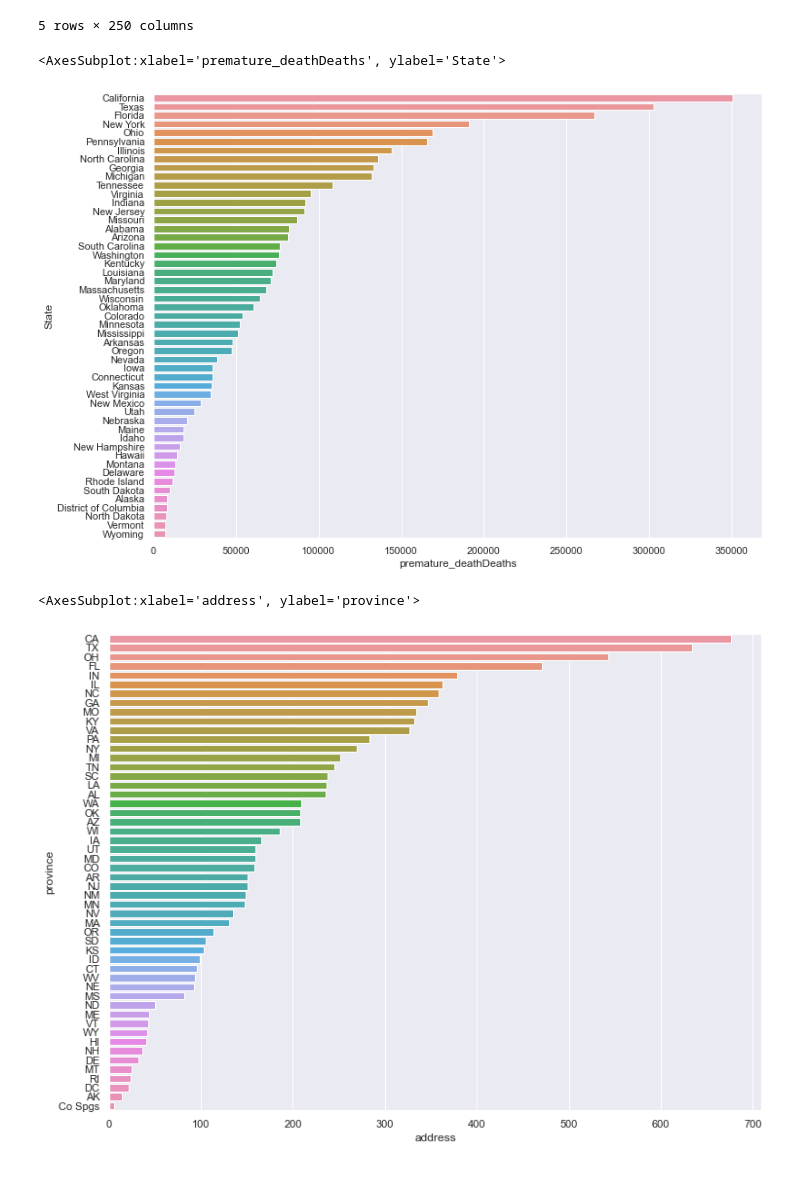
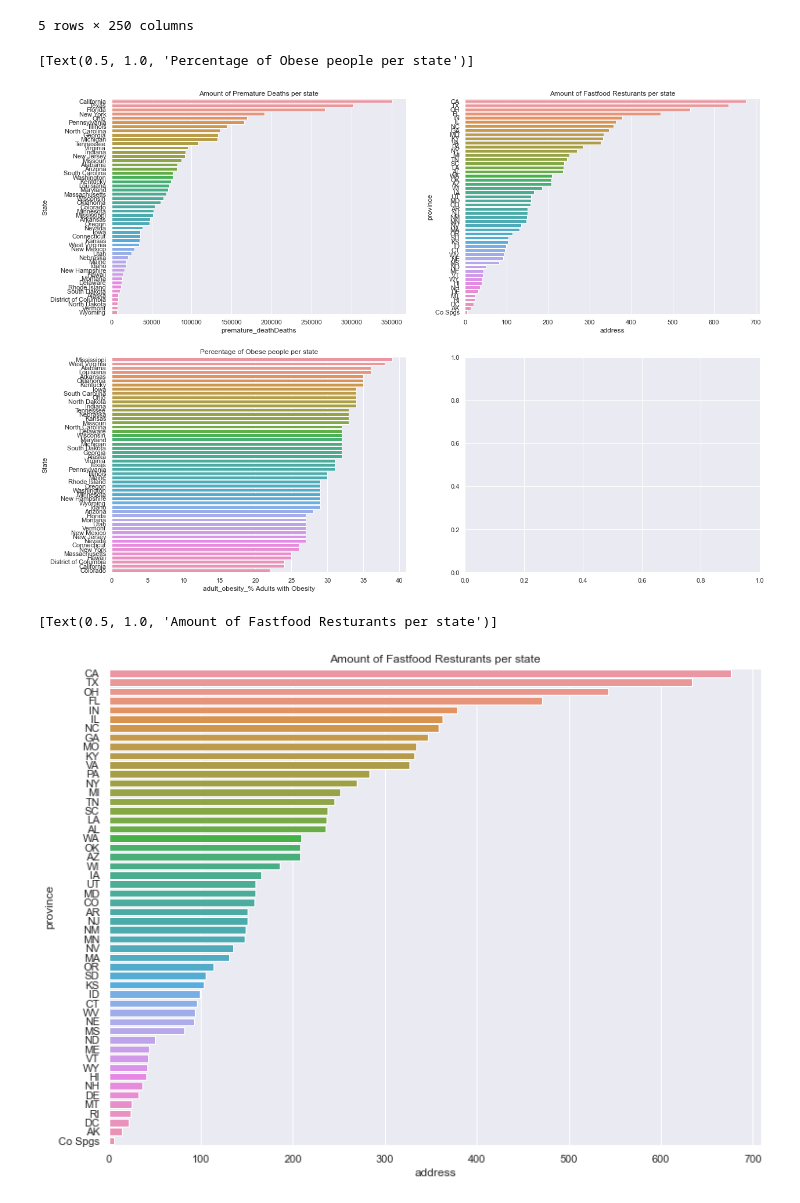
Before and after one commit to s180820/SOCANVIS, a Jupyter notebook: Notebooks/Statistics.ipynb, the cells around one changed output. Saved outputs shown, nothing was run; the diff lists cells and outputs as text; code cells hidden in the pictures.

Commit message:
updated plots for statistics

```diff
--- a/Notebooks/Statistics.ipynb
+++ b/Notebooks/Statistics.ipynb
@@ -37,17 +37,22 @@ Top 5 states with the most Premature Deaths:
 5 rows × 250 columns
 # %%
 import seaborn as sns
+import matplotlib.pyplot as plt
+
+fig, axes = plt.subplots(2, 2, sharex=False, figsize=(20,15))
 
 sns.set(rc={'figure.figsize':(12,9)})
 sns.despine(left=True, bottom=True)
-sns.barplot(data=States.sort_values("premature_deathDeaths",ascending=False), y='State', x='premature_deathDeaths')
+sns.barplot(ax=axes[0,0], data=States.sort_values("premature_deathDeaths",ascending=False), y='State', x='premature_deathDeaths').set(title='Amount of Premature Deaths per state')
+sns.barplot(ax=axes[0,1], data=FastFood.groupby(['province']).count().reset_index().sort_values("address",ascending=False), y='province', x='address').set(title='Amount of Fastfood Resturants per state')
+sns.barplot(ax=axes[1,0], data=States.sort_values('adult_obesity_% Adults with Obesity',ascending=False), y='State', x='adult_obesity_% Adults with Obesity').set(title='Percentage of Obese people per state')
 # %% [output]
-<AxesSubplot:xlabel='premature_deathDeaths', ylabel='State'>
+[Text(0.5, 1.0, 'Percentage of Obese people per state')]
-[figure, old version]
+[figure, new version]
 # %%
 sns.set(rc={'figure.figsize':(12,9)})
 sns.despine(left=True, bottom=True)
-sns.barplot(data=FastFood.groupby(['province']).count().reset_index().sort_values("address",ascending=False), y='province', x='address')
+sns.barplot(data=FastFood.groupby(['province']).count().reset_index().sort_values("address",ascending=False), y='province', x='address').set(title='Amount of Fastfood Resturants per state')
 # %% [output]
-<AxesSubplot:xlabel='address', ylabel='province'>
+[Text(0.5, 1.0, 'Amount of Fastfood Resturants per state')]
-[figure, old version]
+[figure, new version]
```
Also changed, not shown: parts of 3 cells of this notebook, 4 other files.
